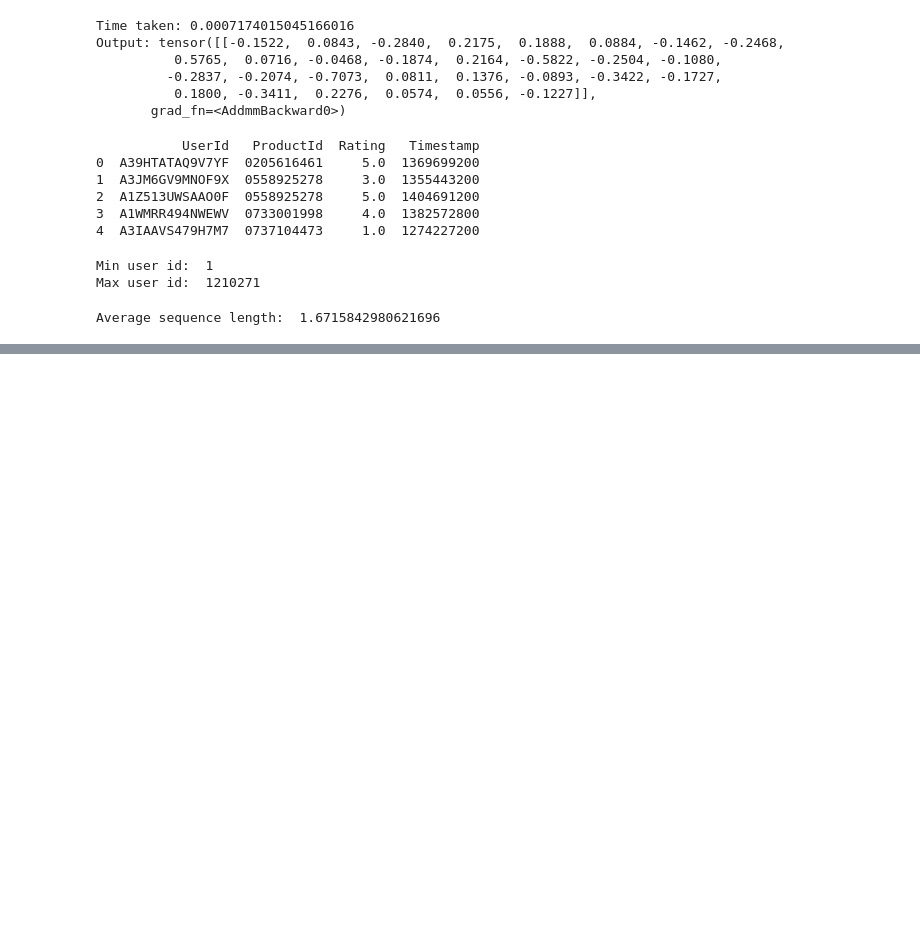
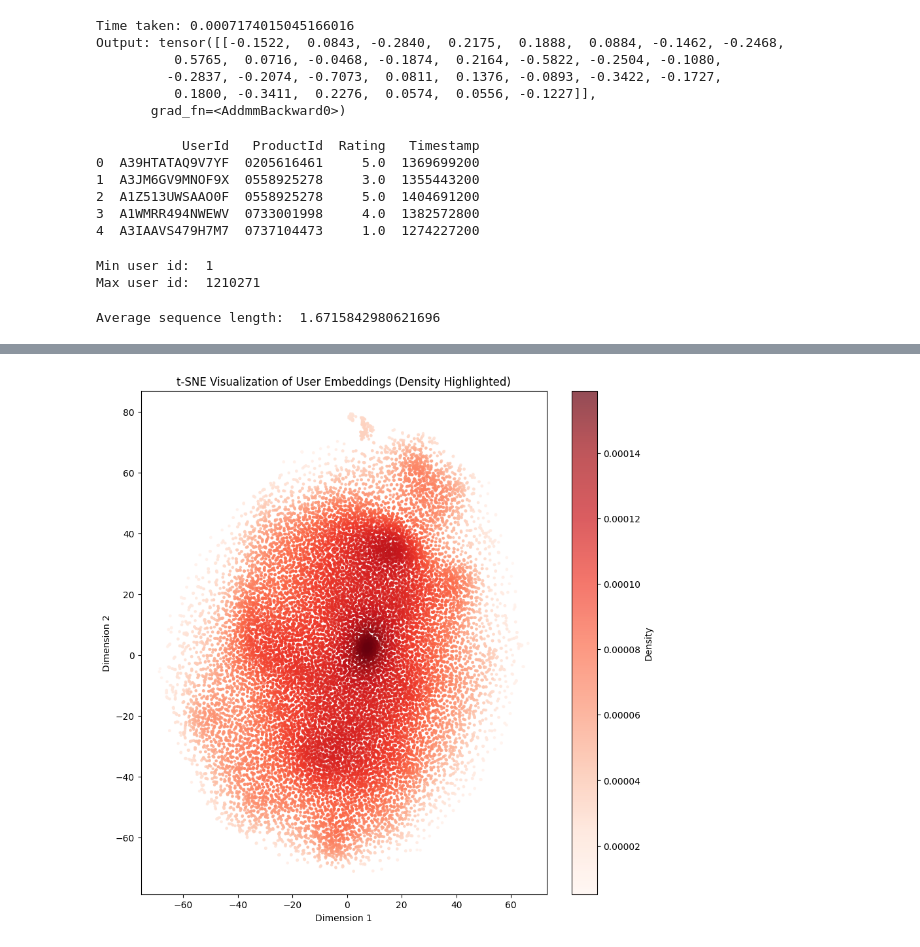
Before and after one commit to alokamgnaneswarasai/MambaRec, a Jupyter notebook: transformer-XL.ipynb, the cells around one changed output, grey strips where cells are left out. Saved outputs shown, nothing was run; the diff lists cells and outputs as text; code cells hidden in the pictures; blank space fills up the shorter version.

```diff
--- a/transformer-XL.ipynb
+++ b/transformer-XL.ipynb
@@ -580,0 +852,18 @@ Average sequence length:  1.6715842980621696
+# %%
+import numpy as np
+from scipy.stats import gaussian_kde
+x = user_embeddings_2d[:, 0]
+y = user_embeddings_2d[:, 1]
+xy = np.vstack([x, y])
+density = gaussian_kde(xy)(xy)
+
+# Plot the embeddings with density-based coloring
+plt.figure(figsize=(10, 10))
+plt.scatter(x, y, c=density, cmap='Reds', s=5, alpha=0.7)
+plt.colorbar(label="Density")
+plt.title("t-SNE Visualization of User Embeddings (Density Highlighted)")
+plt.xlabel("Dimension 1")
+plt.ylabel("Dimension 2")
+plt.show()
+# %% [output]
+[figure, added]
```
Also changed, not shown: parts of 10 cells of this notebook, 3 other files.
